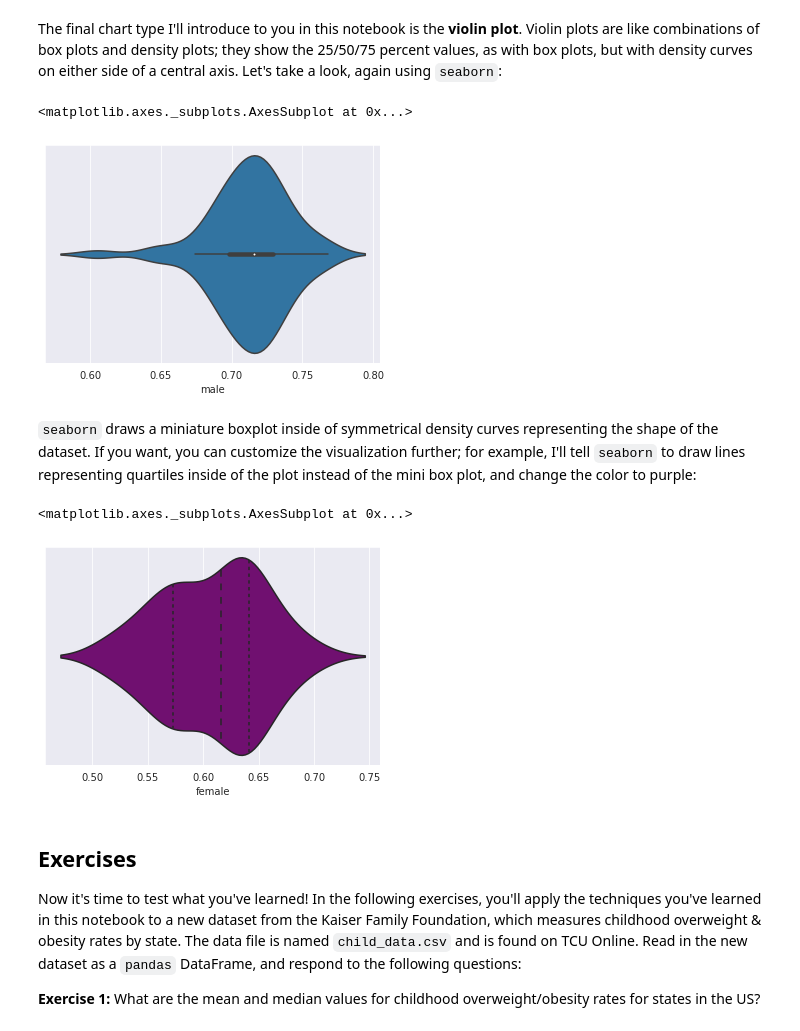
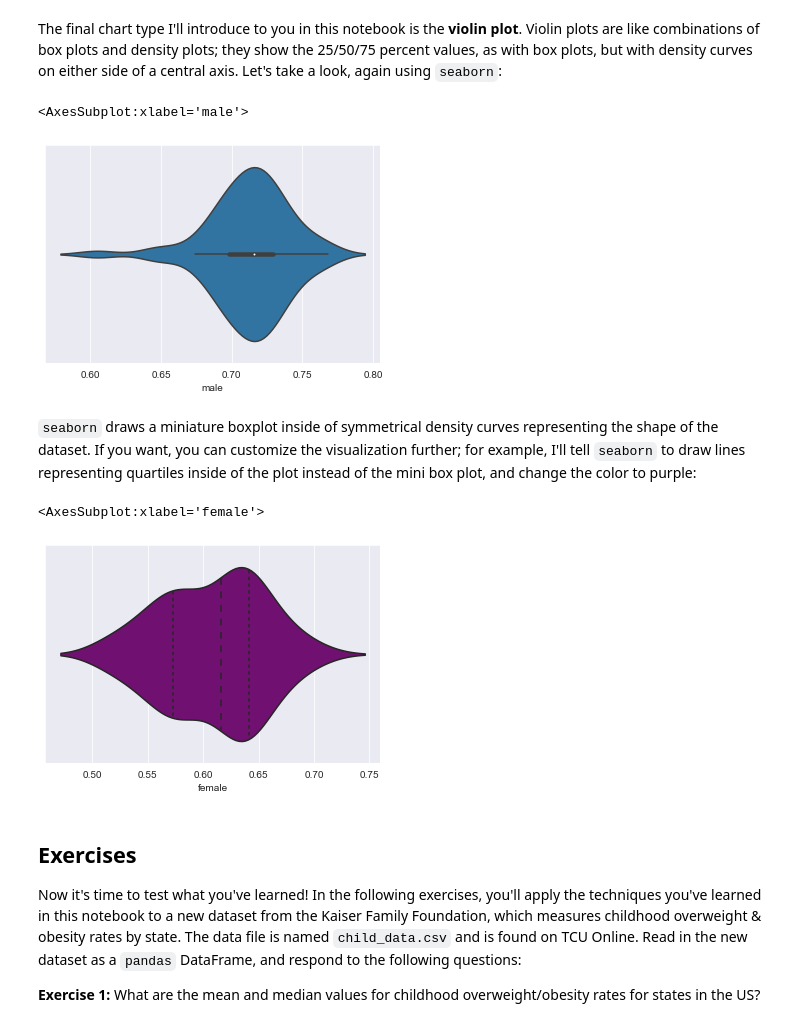
Before and after one commit to walkerke/geog30323, a Jupyter notebook: assignments/04-univariate-data-analysis.ipynb, the cells around one changed output. Drawn from its saved outputs; the diff is of its cells as text; code cells hidden in the pictures.

```diff
--- a/assignments/04-univariate-data-analysis.ipynb
+++ b/assignments/04-univariate-data-analysis.ipynb
@@ -245,17 +250,17 @@ sns.boxplot(df.all_adults, orient = "v")
 # %% [markdown]
 The final chart type I'll introduce to you in this notebook is the __violin plot__.  Violin plots are like combinations of box plots and density plots; they show the 25/50/75 percent values, as with box plots, but with density curves on either side of a central axis.  Let's take a look, again using `seaborn`:
 # %%
-sns.violinplot(df.male)
+sns.violinplot(data = df, x = "male")
 # %% [output]
-<matplotlib.axes._subplots.AxesSubplot at 0x...>
+<AxesSubplot:xlabel='male'>
-[figure, old version]
+[figure, new version]
 # %% [markdown]
 `seaborn` draws a miniature boxplot inside of symmetrical density curves representing the shape of the dataset.  If you want, you can customize the visualization further; for example, I'll tell `seaborn` to draw lines representing quartiles inside of the plot instead of the mini box plot, and change the color to purple:
 # %%
-sns.violinplot(df.female, inner = "quartile", color = "purple")
+sns.violinplot(data = df, x = "female", inner = "quartile", color = "purple")
 # %% [output]
-<matplotlib.axes._subplots.AxesSubplot at 0x...>
+<AxesSubplot:xlabel='female'>
-[figure, old version]
+[figure, new version]
 # %% [markdown]
 ## Exercises
 
```
Also changed, not shown: parts of 15 cells of this notebook.
